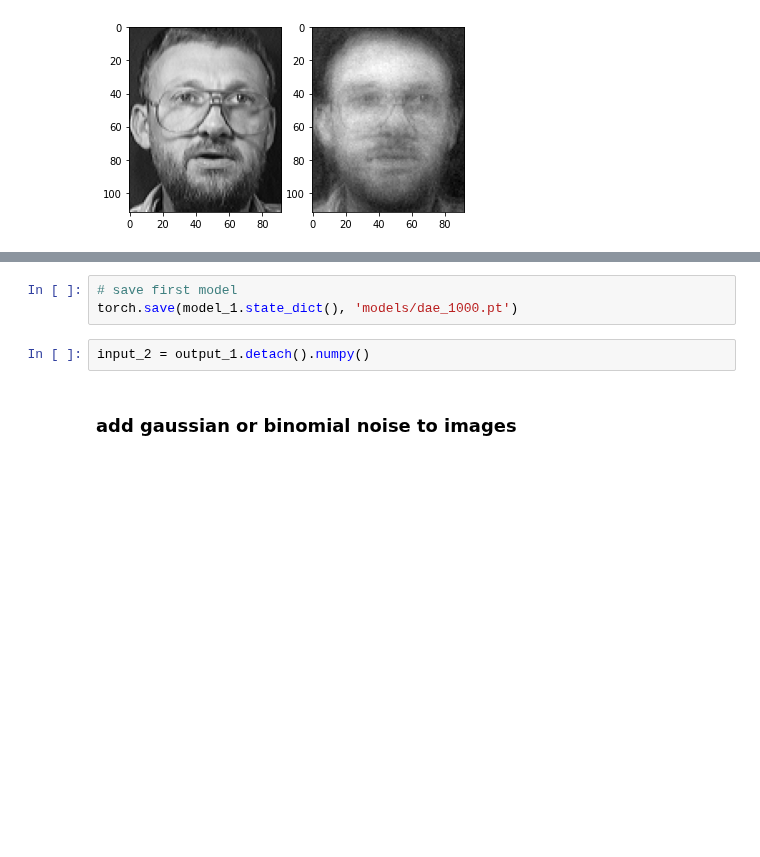
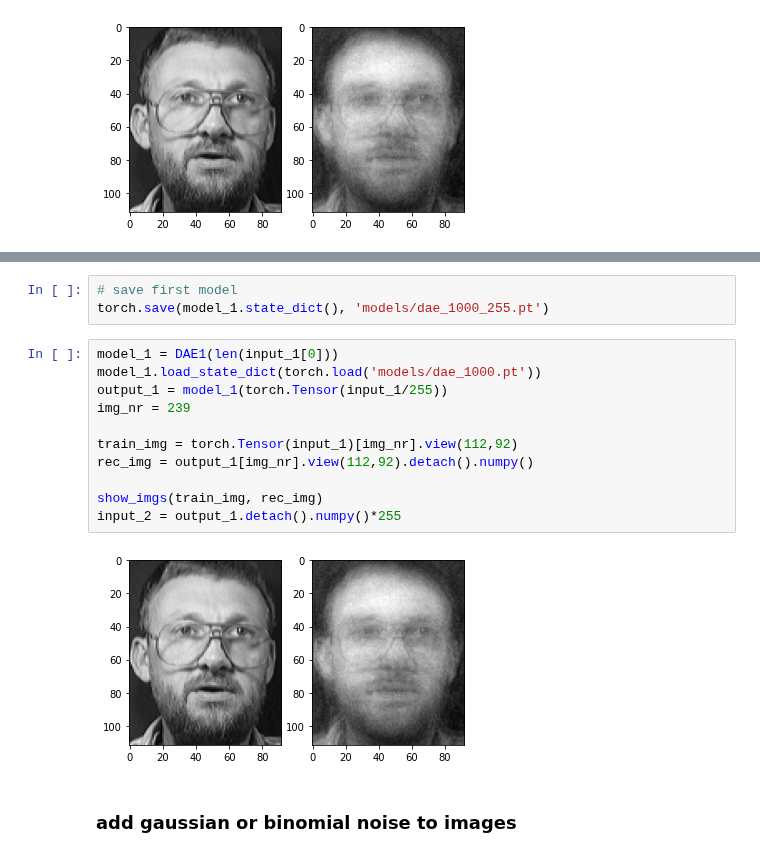
Before and after one commit to omgwenxx/machine_learning, a Jupyter notebook: assignment3/app/dae.ipynb, the cells around one changed output, grey strips where cells are left out. Saved outputs shown, nothing was run; the diff lists cells and outputs as text; blank space fills up the shorter version.

```diff
--- a/assignment3/app/dae.ipynb
+++ b/assignment3/app/dae.ipynb
@@ -223,8 +234,19 @@ show_imgs(train_img, rec_img)
 # %%
 # save first model
-torch.save(model_1.state_dict(), 'models/dae_1000.pt')
+torch.save(model_1.state_dict(), 'models/dae_1000_255.pt')
-# %%
-input_2 = output_1.detach().numpy()
+# %%
+model_1 = DAE1(len(input_1[0]))
+model_1.load_state_dict(torch.load('models/dae_1000.pt'))
+output_1 = model_1(torch.Tensor(input_1/255))
+img_nr = 239
+
+train_img = torch.Tensor(input_1)[img_nr].view(112,92)
+rec_img = output_1[img_nr].view(112,92).detach().numpy()
+
+show_imgs(train_img, rec_img)
+input_2 = output_1.detach().numpy()*255
+# %% [output]
+[figure, added]
 # %% [markdown]
 ### add gaussian or binomial noise to images
 # %%
```
Also changed, not shown: parts of 9 cells of this notebook, 5 other files.
